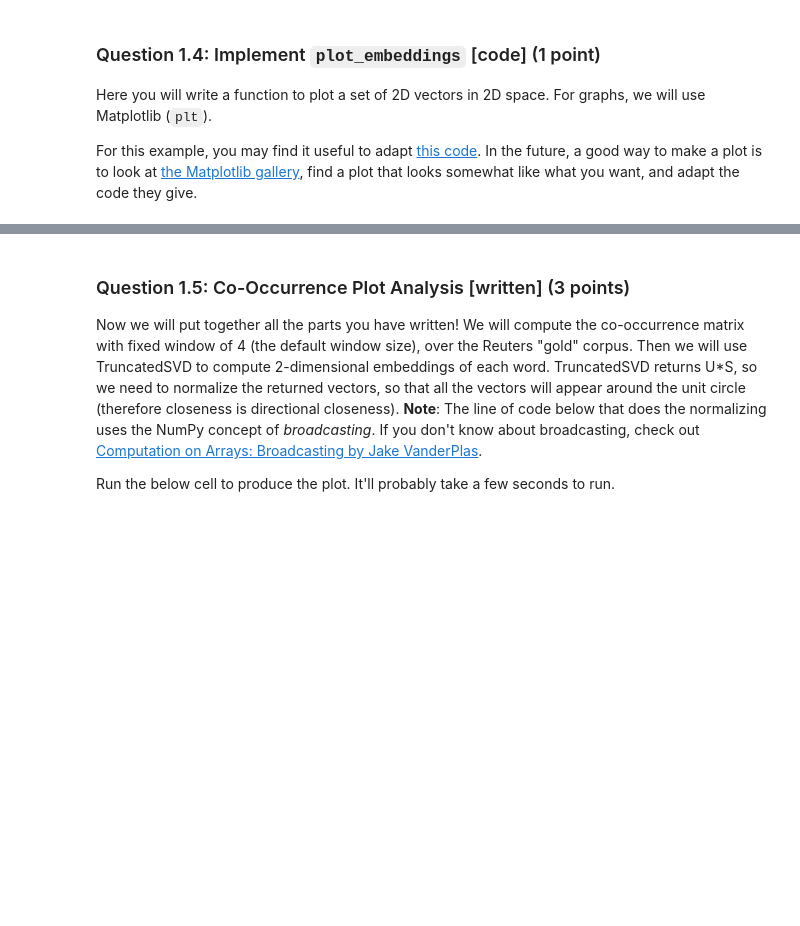
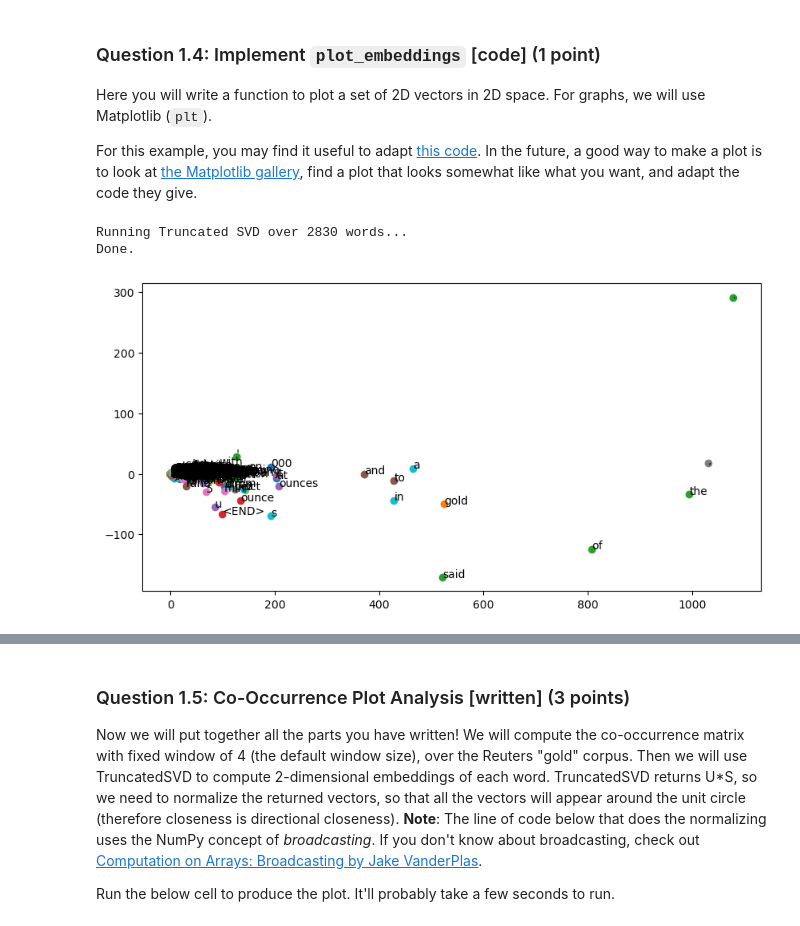
Before and after one commit to hifrickenfive/StanfordAI, a Jupyter notebook: CS244N/a1/exploring_word_vectors_22_23.ipynb, the cells around one changed output, grey strips where cells are left out. Saved outputs shown, nothing was run; the diff lists cells and outputs as text; code cells hidden in the pictures; blank space fills up the shorter version.

Commit message:
fixed bug in plot

```diff
--- a/CS244N/a1/exploring_word_vectors_22_23.ipynb
+++ b/CS244N/a1/exploring_word_vectors_22_23.ipynb
@@ -324,7 +324,7 @@ def reduce_to_k_dim(M, k=2):
     print("Running Truncated SVD over %i words..." % (M.shape[0]))
 
     ### SOLUTION BEGIN
-
+    M_reduced = TruncatedSVD(n_components=k, n_iter=n_iters).fit_transform(M)
     ### SOLUTION END
 
     print("Done.")
@@ -368,8 +374,23 @@ def plot_embeddings(M_reduced, word2ind, words):
     """
 
     ### SOLUTION BEGIN
+    for idx_in_words, word in enumerate(words):
+        idx_of_word_in_M = word2ind[word]
+        vector_of_word = M_reduced[idx_of_word_in_M]
 
+        plt.plot(vector_of_word[0], vector_of_word[1], 'o')
+        plt.text(vector_of_word[0], vector_of_word[1], word)
     ### SOLUTION END
+# %%
+# what if I did the whole reuters corpus...?
+corpus_reuters_words, num_corpus_reuters_words = distinct_words(reuters_corpus)
+M_reuters, word2ind_reuters = compute_co_occurrence_matrix(reuters_corpus, window_size=5)
+M_reuters_reduced = reduce_to_k_dim(M_reuters, k=2)
+plot_embeddings(M_reuters_reduced, word2ind_reuters, corpus_reuters_words)
+# %% [output]
+Running Truncated SVD over 2830 words...
+Done.
+[figure, added]
 # %%
 # ---------------------
 # Run this sanity check
```
Also changed, not shown: parts of 3 cells of this notebook.
